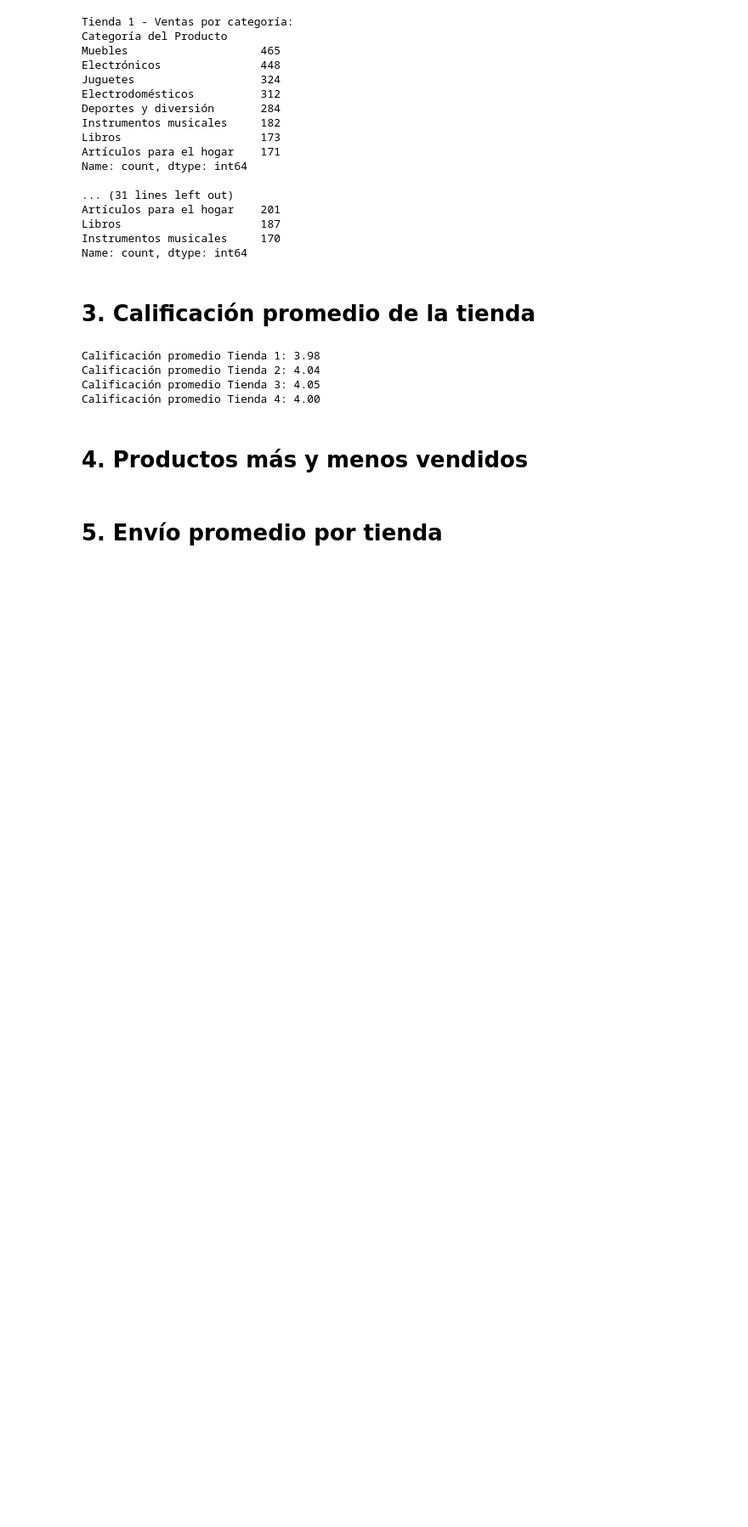
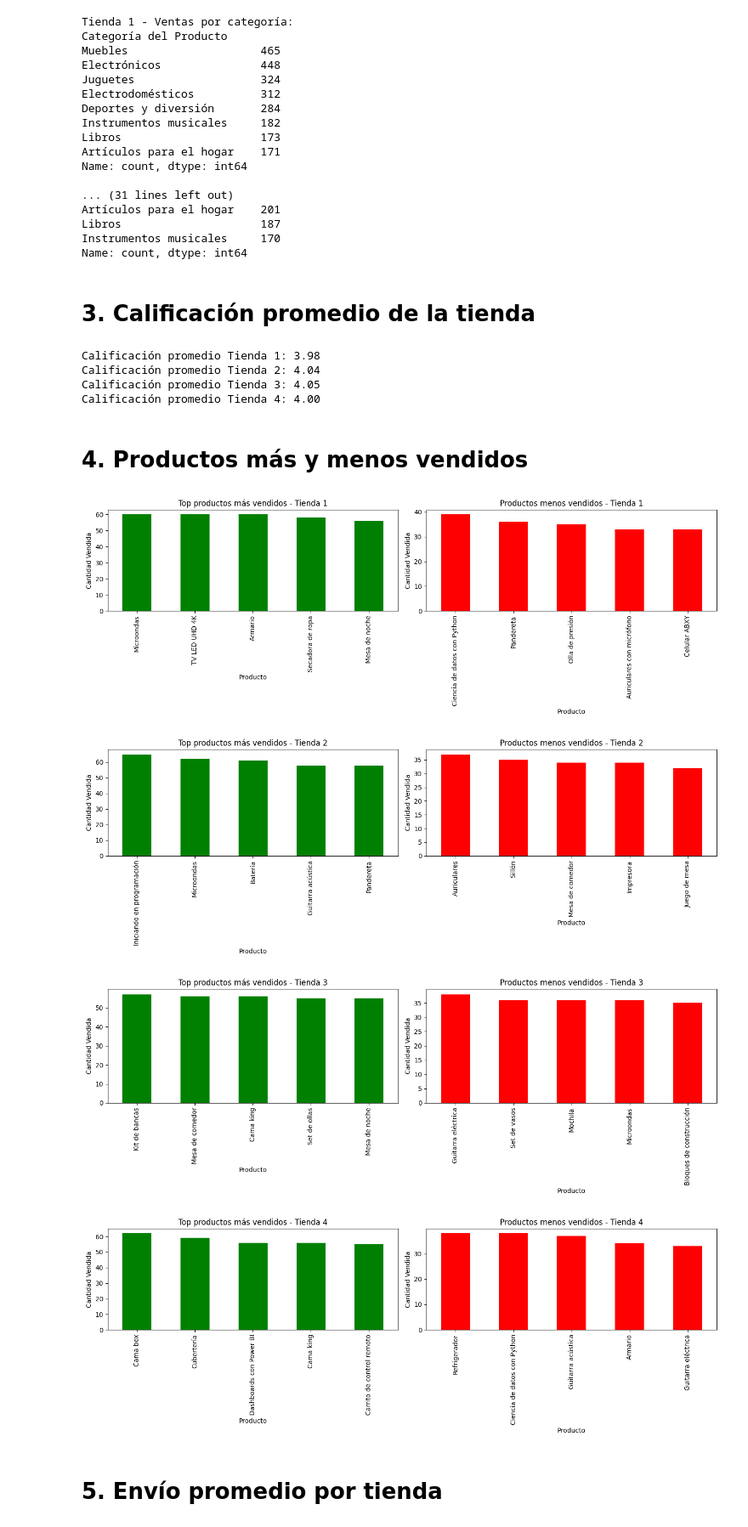
Before and after one commit to juancabernal/challengeAlura, a Jupyter notebook: AluraStoreLatam.ipynb, the cells around one changed output. Shown at 85% size. Saved outputs shown, nothing was run; the diff lists cells and outputs as text; code cells hidden in the pictures; blank space fills up the shorter version.

```diff
--- a/AluraStoreLatam.ipynb
+++ b/AluraStoreLatam.ipynb
@@ -112,5 +112,50 @@ Calificación promedio Tienda 3: 4.05
 Calificación promedio Tienda 4: 4.00
 # %% [markdown]
 # 4. Productos más y menos vendidos
+# %%
+# Limpiar nombres de columnas
+tienda.columns = tienda.columns.str.strip()
+tienda2.columns = tienda2.columns.str.strip()
+tienda3.columns = tienda3.columns.str.strip()
+tienda4.columns = tienda4.columns.str.strip()
+
+
+# Productos más y menos vendidos
+mas_vendidos_1 = tienda["Producto"].value_counts().head(5)
+menos_vendidos_1 = tienda["Producto"].value_counts().tail(5)
+
+mas_vendidos_2 = tienda2["Producto"].value_counts().head(5)
+menos_vendidos_2 = tienda2["Producto"].value_counts().tail(5)
+
+mas_vendidos_3 = tienda3["Producto"].value_counts().head(5)
+menos_vendidos_3 = tienda3["Producto"].value_counts().tail(5)
+
+mas_vendidos_4 = tienda4["Producto"].value_counts().head(5)
+menos_vendidos_4 = tienda4["Producto"].value_counts().tail(5)
+
+
+import matplotlib.pyplot as plt
+
+def graficar_top_bottom(mas, menos, titulo):
+    fig, axs = plt.subplots(1, 2, figsize=(14, 5))
+    mas.plot(kind='bar', ax=axs[0], color='green')
+    menos.plot(kind='bar', ax=axs[1], color='red')
+    axs[0].set_title(f"Top productos más vendidos - {titulo}")
+    axs[1].set_title(f"Productos menos vendidos - {titulo}")
+    axs[0].set_ylabel("Cantidad Vendida")
+    axs[1].set_ylabel("Cantidad Vendida")
+    plt.tight_layout()
+    plt.show()
+
+# Graficar cada tienda
+graficar_top_bottom(mas_vendidos_1, menos_vendidos_1, "Tienda 1")
+graficar_top_bottom(mas_vendidos_2, menos_vendidos_2, "Tienda 2")
+graficar_top_bottom(mas_vendidos_3, menos_vendidos_3, "Tienda 3")
+graficar_top_bottom(mas_vendidos_4, menos_vendidos_4, "Tienda 4")
+# %% [output]
+[figure, added]
+[figure, added]
+[figure, added]
+[figure, added]
 # %% [markdown]
 # 5. Envío promedio por tienda
```
